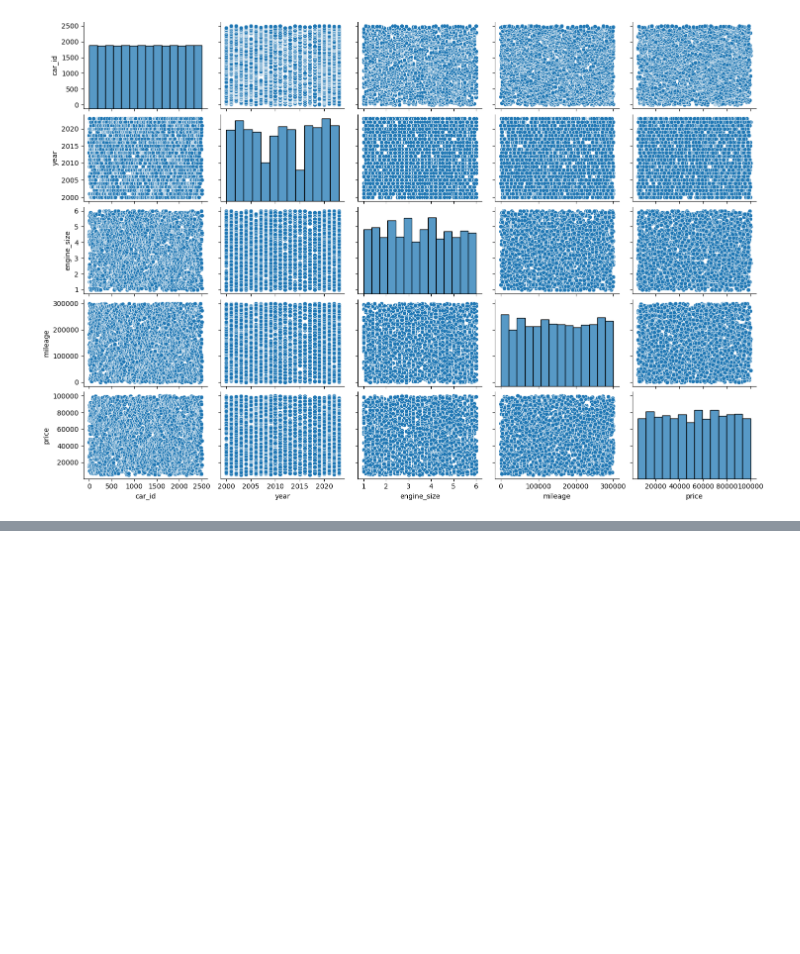
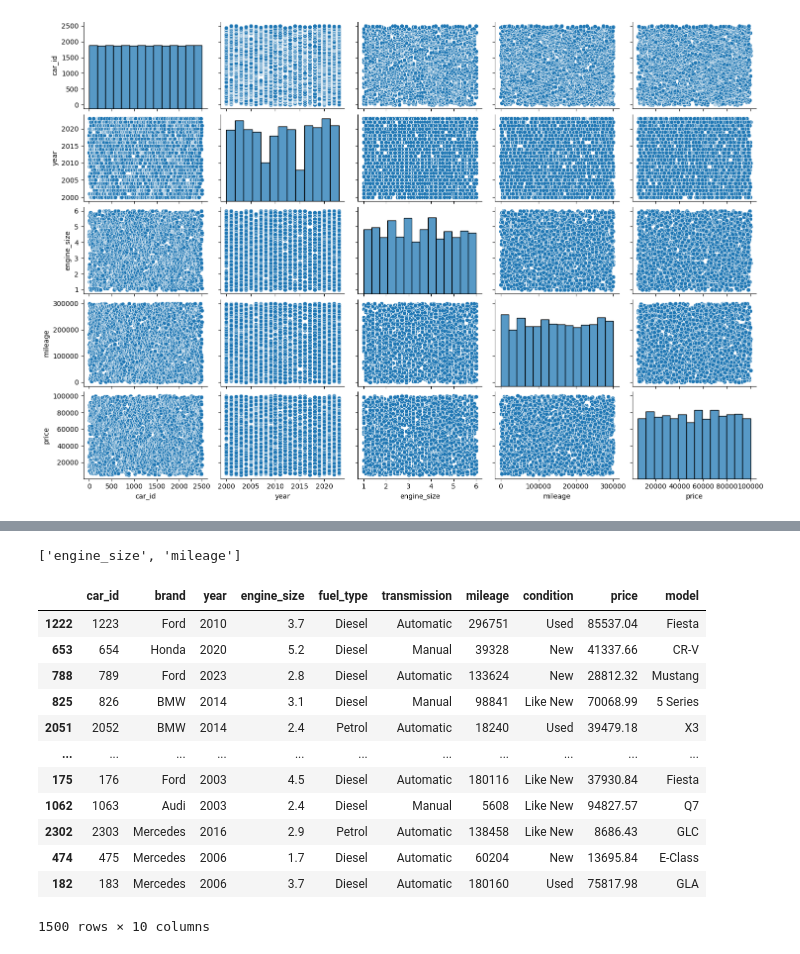
Before and after one commit to JUNEBusiness/classes, a Jupyter notebook: car_price.ipynb, the cells around one changed output, grey strips where cells are left out. Cells and saved outputs as stored; diff of their text form; code cells hidden in the pictures; blank space fills up the shorter version.

```diff
--- a/car_price.ipynb
+++ b/car_price.ipynb
@@ -144,0 +121,24 @@ y = Wo + w1x1 +W2x2...W9x9
+# %%
+cat= df.select_dtypes(include=["object"]).columns.to_list()
+cat
+num = ["engine_size", "mileage"]
+num
+# %% [output]
+['engine_size', 'mileage']
+# %%
+train, val, test = np.split(df.sample(frac=1),[int(0.6*len(df)), int(0.8*len(df))])
+train
+# %% [output]
+|  | car_id | brand | year | engine_size | fuel_type | transmission | mileage | condition | price | model |
+| 1222 | 1223 | Ford | 2010 | 3.7 | Diesel | Automatic | 296751 | Used | 85537.04 | Fiesta |
+| 653 | 654 | Honda | 2020 | 5.2 | Diesel | Manual | 39328 | New | 41337.66 | CR-V |
+| 788 | 789 | Ford | 2023 | 2.8 | Diesel | Automatic | 133624 | New | 28812.32 | Mustang |
+| 825 | 826 | BMW | 2014 | 3.1 | Diesel | Manual | 98841 | Like New | 70068.99 | 5 Series |
+| 2051 | 2052 | BMW | 2014 | 2.4 | Petrol | Automatic | 18240 | Used | 39479.18 | X3 |
+| ... | ... | ... | ... | ... | ... | ... | ... | ... | ... | ... |
+| 175 | 176 | Ford | 2003 | 4.5 | Diesel | Automatic | 180116 | Like New | 37930.84 | Fiesta |
+| 1062 | 1063 | Audi | 2003 | 2.4 | Diesel | Manual | 5608 | Like New | 94827.57 | Q7 |
+| 2302 | 2303 | Mercedes | 2016 | 2.9 | Petrol | Automatic | 138458 | Like New | 8686.43 | GLC |
+| 474 | 475 | Mercedes | 2006 | 1.7 | Diesel | Automatic | 60204 | New | 13695.84 | E-Class |
+| 182 | 183 | Mercedes | 2006 | 3.7 | Diesel | Automatic | 180160 | Used | 75817.98 | GLA |
+1500 rows × 10 columns
```
Also changed, not shown: parts of 38 cells of this notebook, 4 other files.
